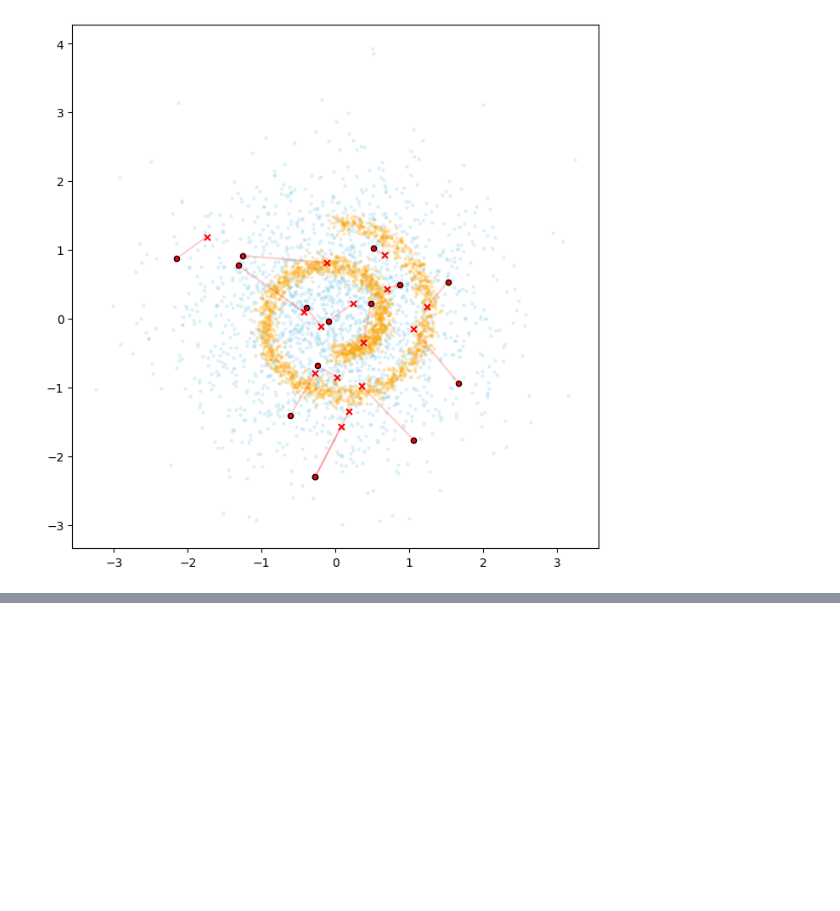
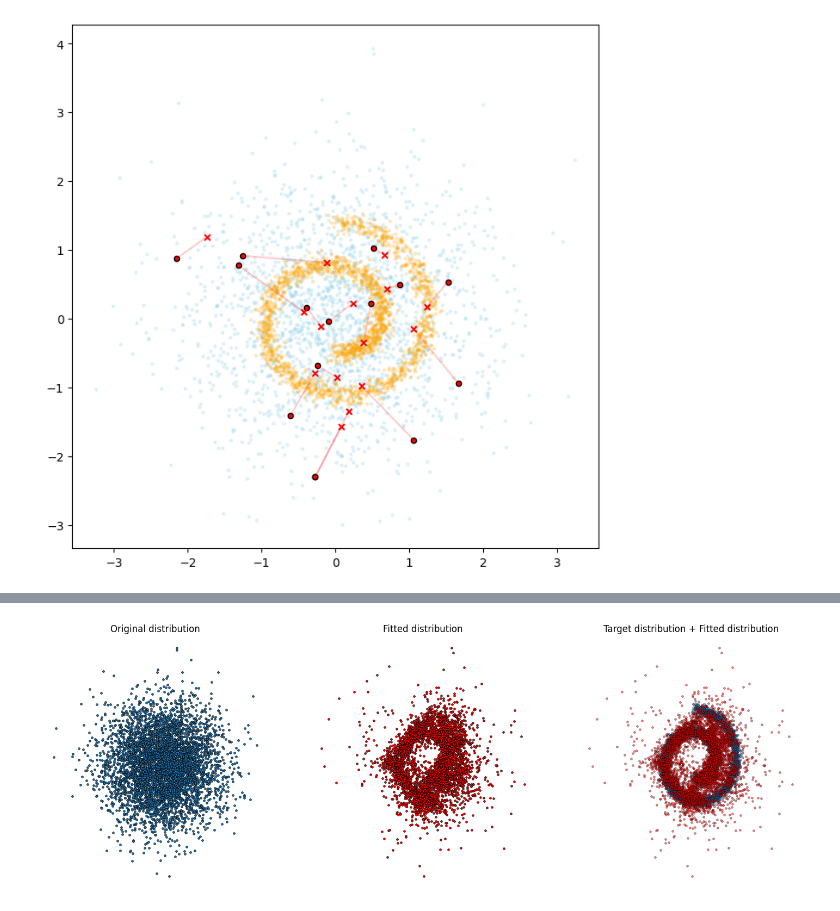
Before and after one commit to shredder67/energy-guided-ot, a Jupyter notebook: gauss_swissroll_v2.ipynb, the cells around one changed output, grey strips where cells are left out. Cells and saved outputs as stored; diff of their text form; code cells hidden in the pictures; blank space fills up the shorter version.

```diff
--- a/gauss_swissroll_v2.ipynb
+++ b/gauss_swissroll_v2.ipynb
@@ -486,0 +611,4 @@ visualize_sampling_cond_from_points_1to1(v_model, dataset_x, dataset_y, n=15,
+# %%
+visualize_learned_distribution(v_model, dataset_x, dataset_y)
+# %% [output]
+[figure, added]
```
Also changed, not shown: parts of 26 cells of this notebook, 7 other files.
